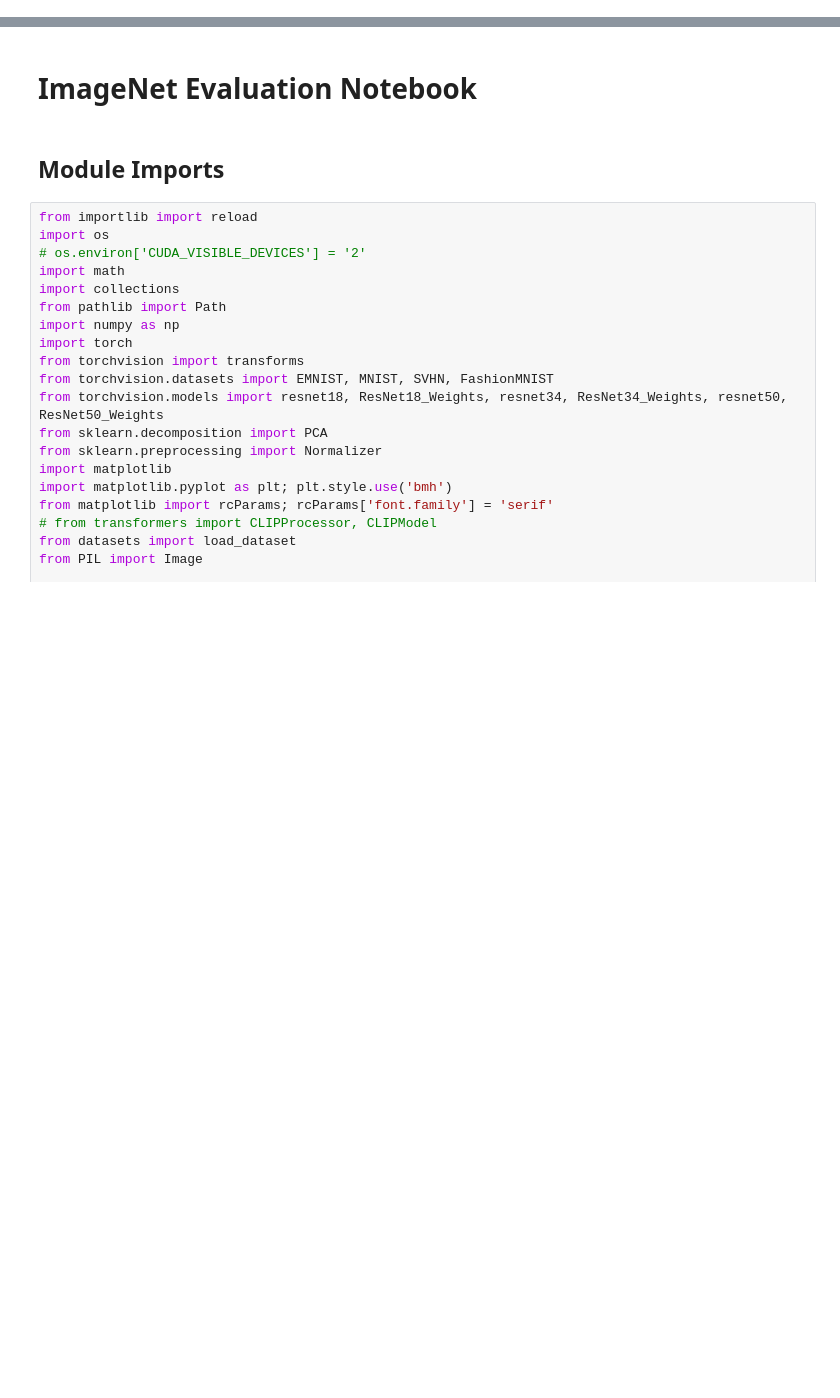
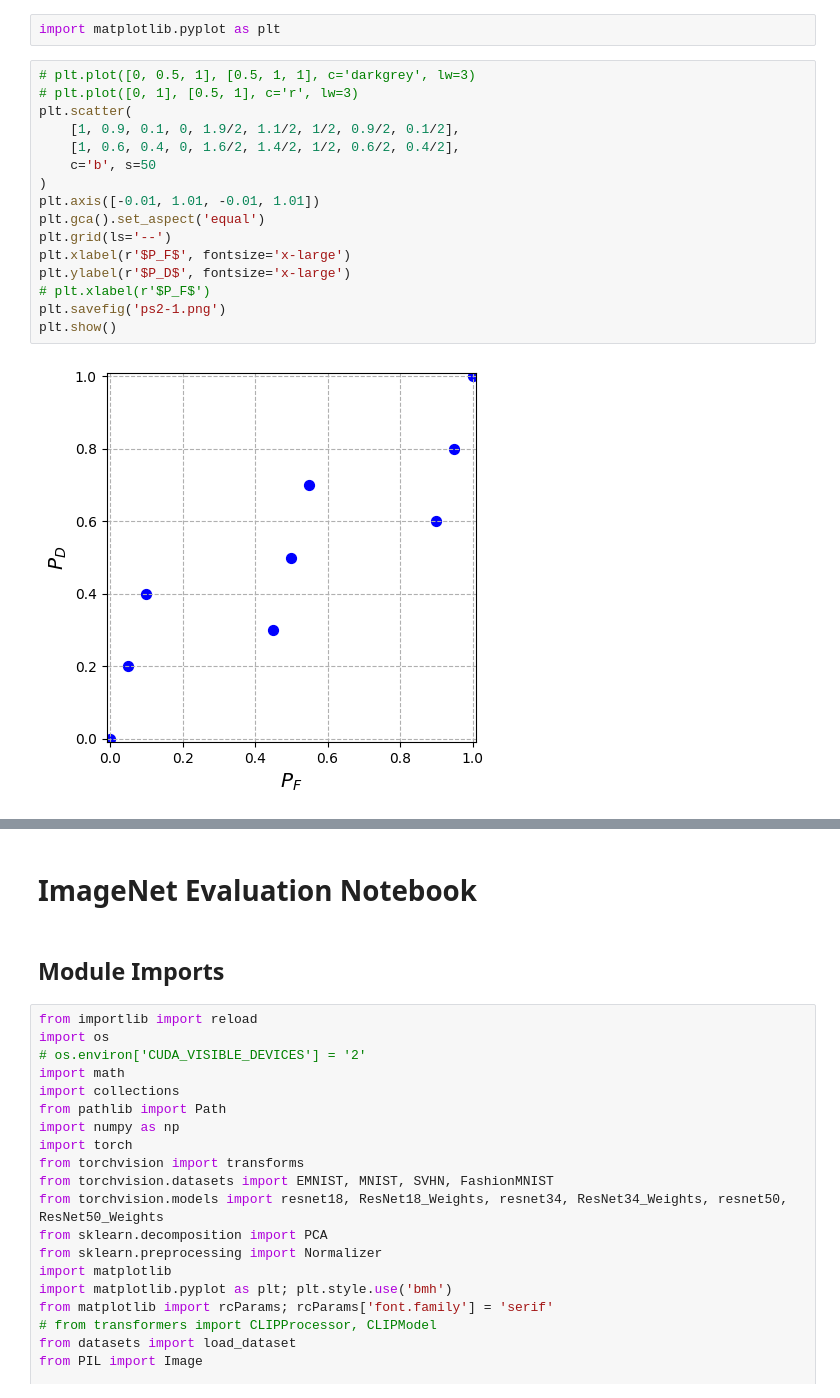
Before and after one commit to clu5/data-valuation, a Jupyter notebook: nbs/imagenet-compare-diversity.ipynb, the cells around one changed output, grey strips where cells are left out. Drawn from its saved outputs; the diff is of its cells as text; blank space fills up the shorter version.

```diff
--- a/imagenet-compare-diversity.ipynb
+++ b/nbs/imagenet-compare-diversity.ipynb
@@ -0,0 +1,20 @@
+# %%
+import matplotlib.pyplot as plt
+# %%
+# plt.plot([0, 0.5, 1], [0.5, 1, 1], c='darkgrey', lw=3)
+# plt.plot([0, 1], [0.5, 1], c='r', lw=3)
+plt.scatter(
+    [1, 0.9, 0.1, 0, 1.9/2, 1.1/2, 1/2, 0.9/2, 0.1/2],
+    [1, 0.6, 0.4, 0, 1.6/2, 1.4/2, 1/2, 0.6/2, 0.4/2],
+    c='b', s=50
+)
+plt.axis([-0.01, 1.01, -0.01, 1.01])
+plt.gca().set_aspect('equal')
+plt.grid(ls='--')
+plt.xlabel(r'$P_F$', fontsize='x-large')
+plt.ylabel(r'$P_D$', fontsize='x-large')
+# plt.xlabel(r'$P_F$')
+plt.savefig('ps2-1.png')
+plt.show()
+# %% [output]
+[figure, added]
```
Also changed, not shown: parts of 1 cell of this notebook, 21 other files.
